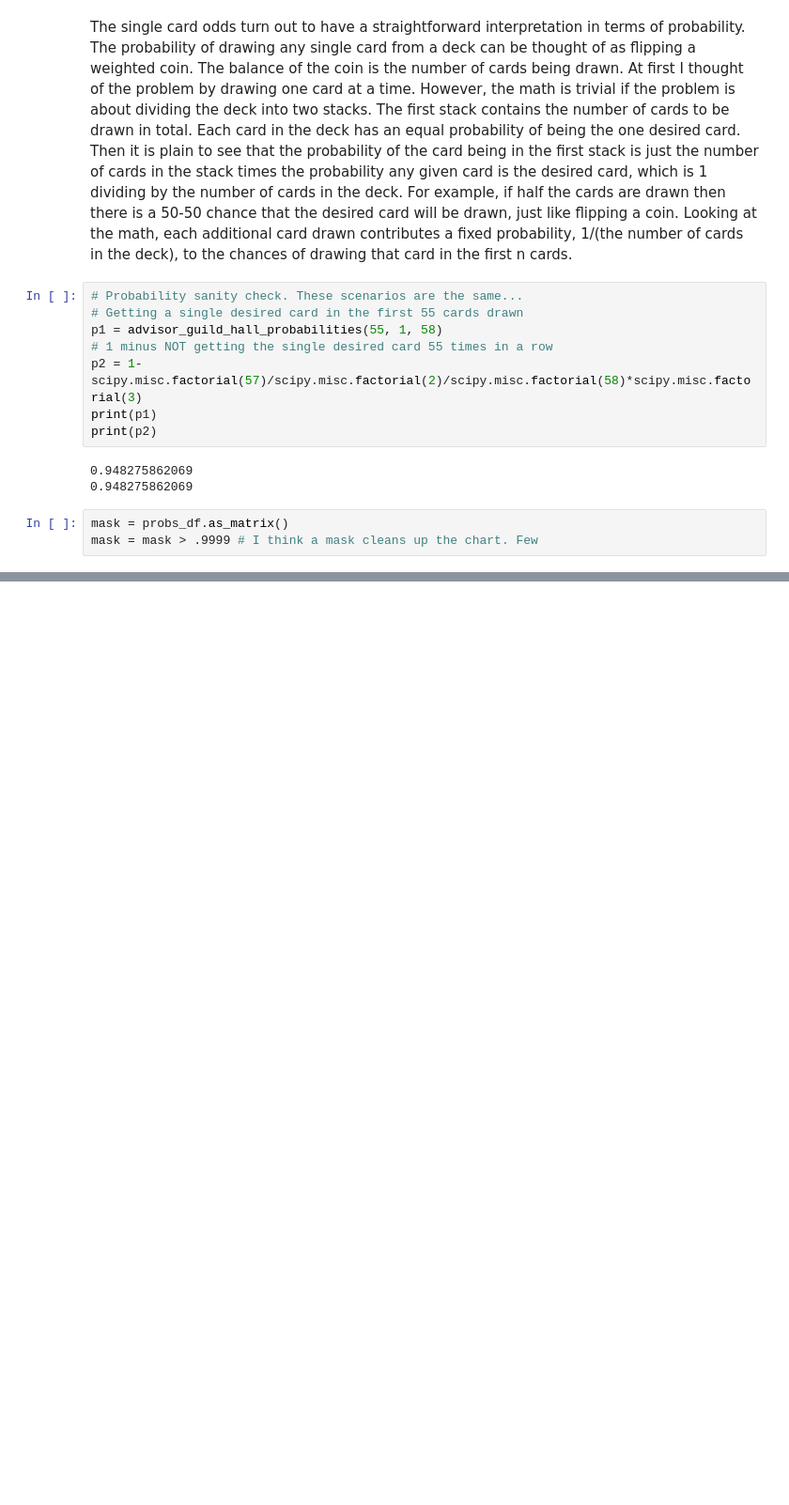
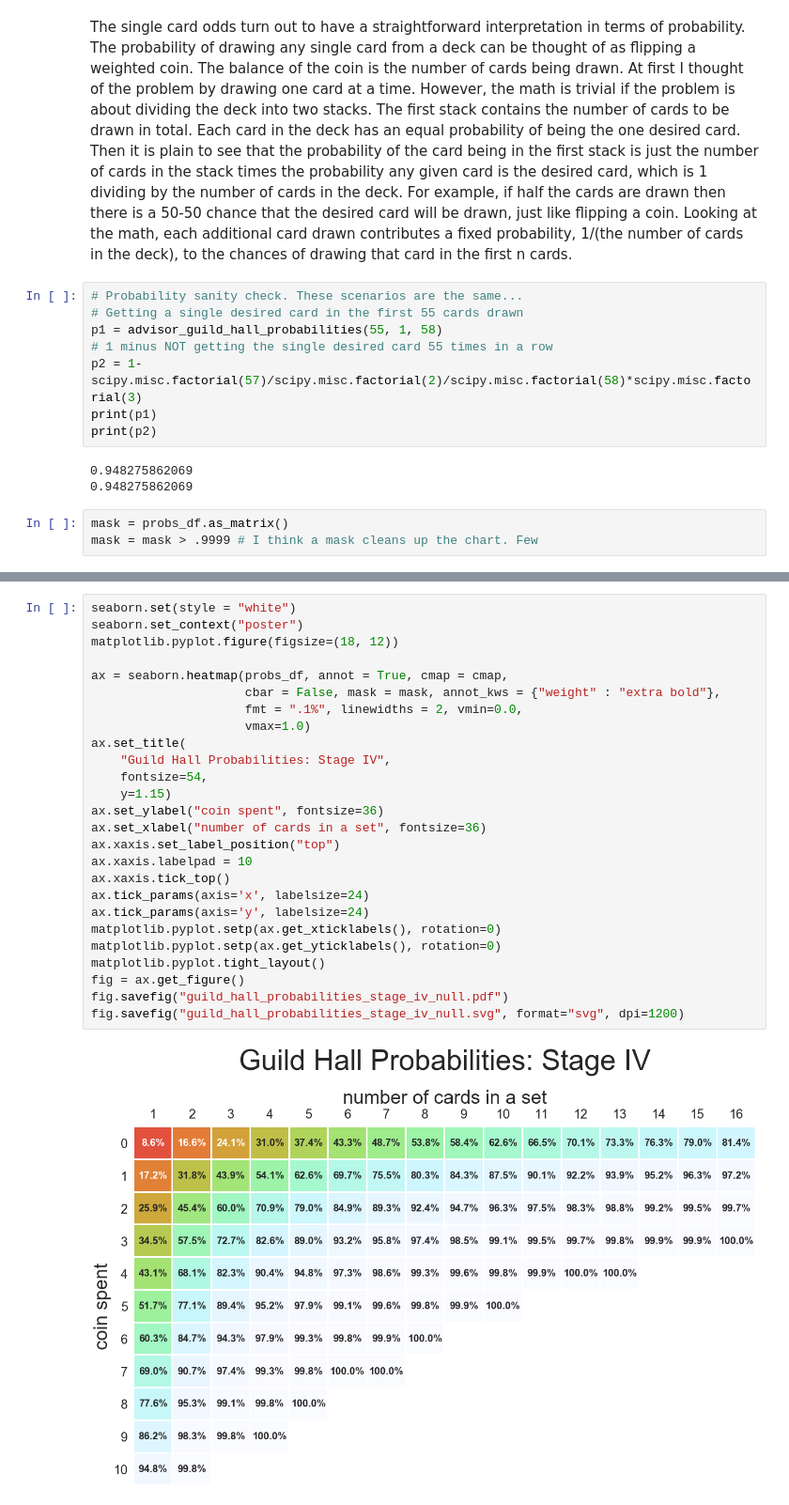
Before and after one commit to cardboardai/boardgame-bookie, a Jupyter notebook: boardgames/seafall/Advisor Probabilities.ipynb, the cells around one changed output, grey strips where cells are left out. Shown at 94% size. Drawn from its saved outputs; the diff is of its cells as text; blank space fills up the shorter version.

```diff
--- a/boardgames/seafall/Advisor Probabilities.ipynb
+++ b/boardgames/seafall/Advisor Probabilities.ipynb
@@ -455,0 +490,28 @@ fig.savefig("guild_hall_probabilities_stage_iv.svg", format="svg", dpi=1200)
+# %%
+seaborn.set(style = "white")
+seaborn.set_context("poster")
+matplotlib.pyplot.figure(figsize=(18, 12))
+
+ax = seaborn.heatmap(probs_df, annot = True, cmap = cmap,
+                     cbar = False, mask = mask, annot_kws = {"weight" : "extra bold"},
+                     fmt = ".1%", linewidths = 2, vmin=0.0,
+                     vmax=1.0)
+ax.set_title(
+    "Guild Hall Probabilities: Stage IV",
+    fontsize=54,
+    y=1.15)
+ax.set_ylabel("coin spent", fontsize=36)
+ax.set_xlabel("number of cards in a set", fontsize=36)
+ax.xaxis.set_label_position("top")
+ax.xaxis.labelpad = 10
+ax.xaxis.tick_top()
+ax.tick_params(axis='x', labelsize=24)
+ax.tick_params(axis='y', labelsize=24)
+matplotlib.pyplot.setp(ax.get_xticklabels(), rotation=0)
+matplotlib.pyplot.setp(ax.get_yticklabels(), rotation=0)
+matplotlib.pyplot.tight_layout()
+fig = ax.get_figure()
+fig.savefig("guild_hall_probabilities_stage_iv_null.pdf")
+fig.savefig("guild_hall_probabilities_stage_iv_null.svg", format="svg", dpi=1200)
+# %% [output]
+[figure, added]
```
Also changed, not shown: parts of 6 cells of this notebook.
